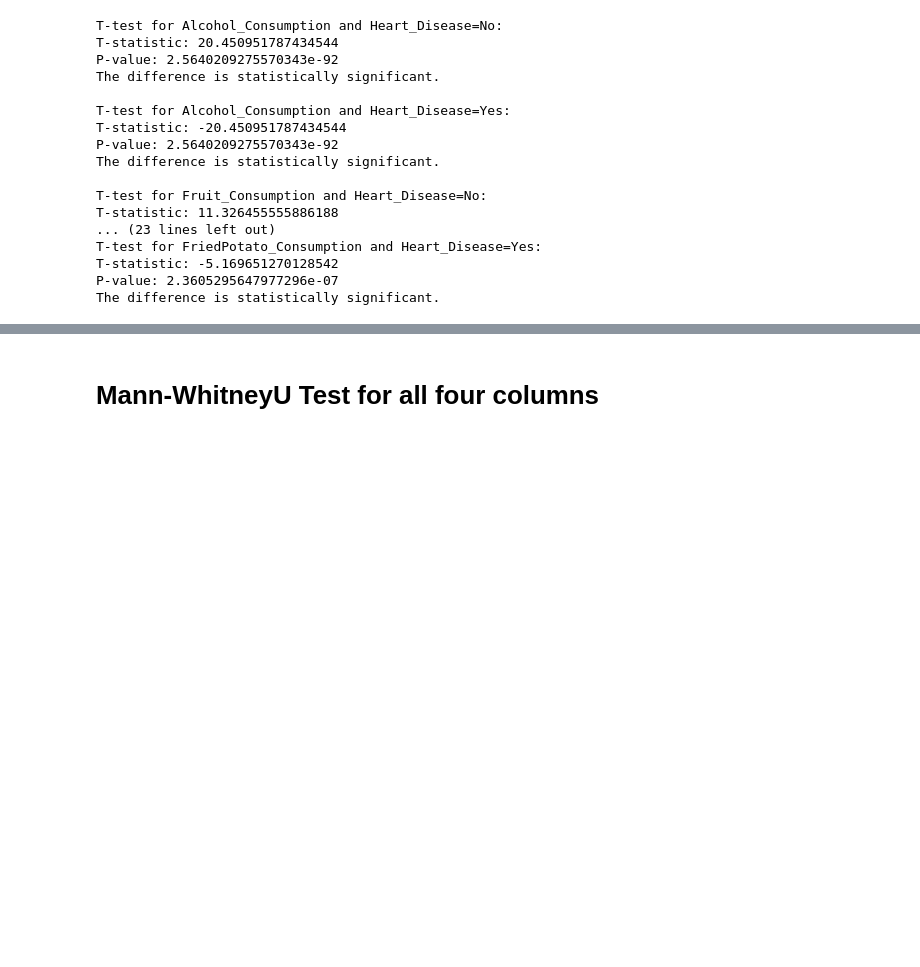
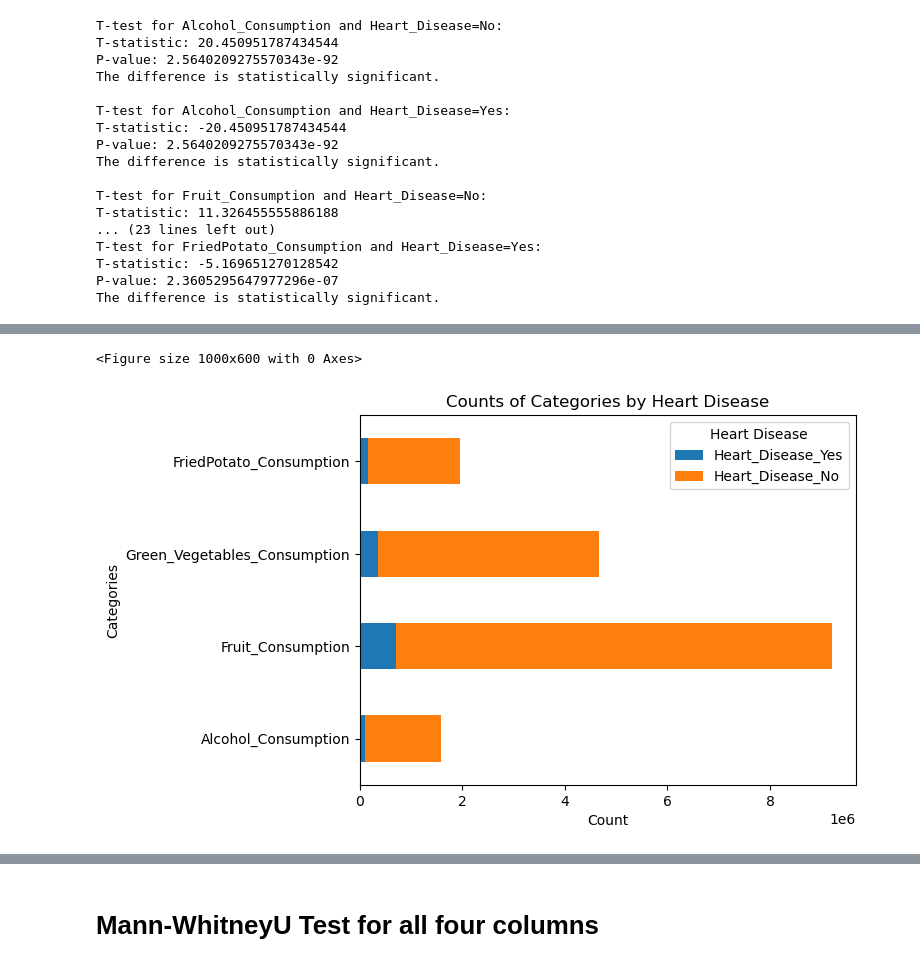
Before and after one commit to bobebend/Cardiovascular_diseases_risk_prediction, a Jupyter notebook: notebooks/hypothesis.ipynb, the cells around one changed output, grey strips where cells are left out. Saved outputs shown, nothing was run; the diff lists cells and outputs as text; code cells hidden in the pictures; blank space fills up the shorter version.

```diff
--- a/notebooks/hypothesis.ipynb
+++ b/notebooks/hypothesis.ipynb
@@ -92,0 +127,22 @@ The difference is statistically significant.
+# %%
+# Separate data for Heart_Disease Yes and No
+heart_disease_yes = cardio[cardio['Heart_Disease'] == 'Yes'][columns_of_interest].sum()
+heart_disease_no = cardio[cardio['Heart_Disease'] == 'No'][columns_of_interest].sum()
+
+# Create a new DataFrame for plotting
+plot_data = pd.DataFrame({'Heart_Disease_Yes': heart_disease_yes, 'Heart_Disease_No': heart_disease_no})
+
+# Increase the size of the figure
+plt.figure(figsize=(10, 6))
+
+# Plot the stacked horizontal bar chart
+plot_data.plot(kind='barh', stacked=True)
+plt.xlabel('Count')
+plt.ylabel('Categories')
+plt.title('Counts of Categories by Heart Disease')
+plt.legend(title='Heart Disease', loc='upper right')
+
+plt.show()
+# %% [output]
+<Figure size 1000x600 with 0 Axes>
+[figure, added]
```
Also changed, not shown: parts of 5 cells of this notebook, 3 other files.
